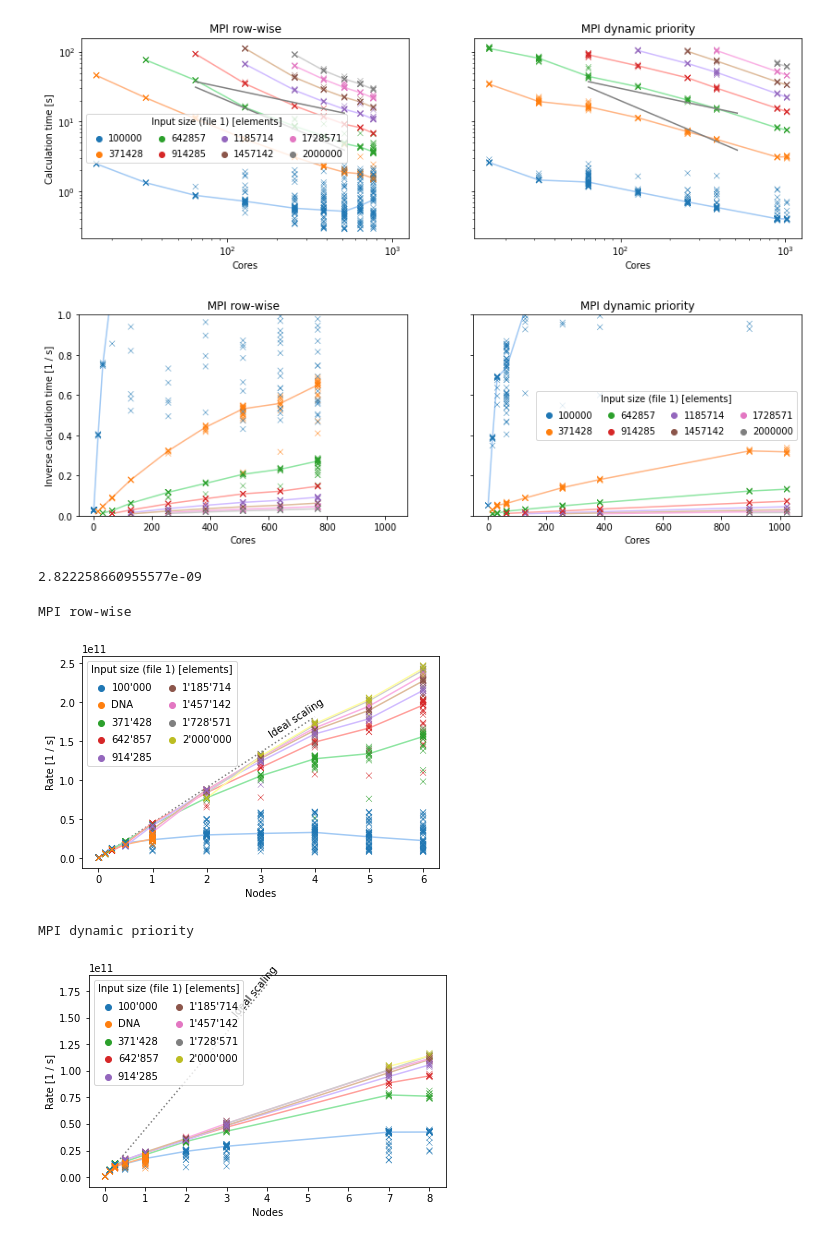
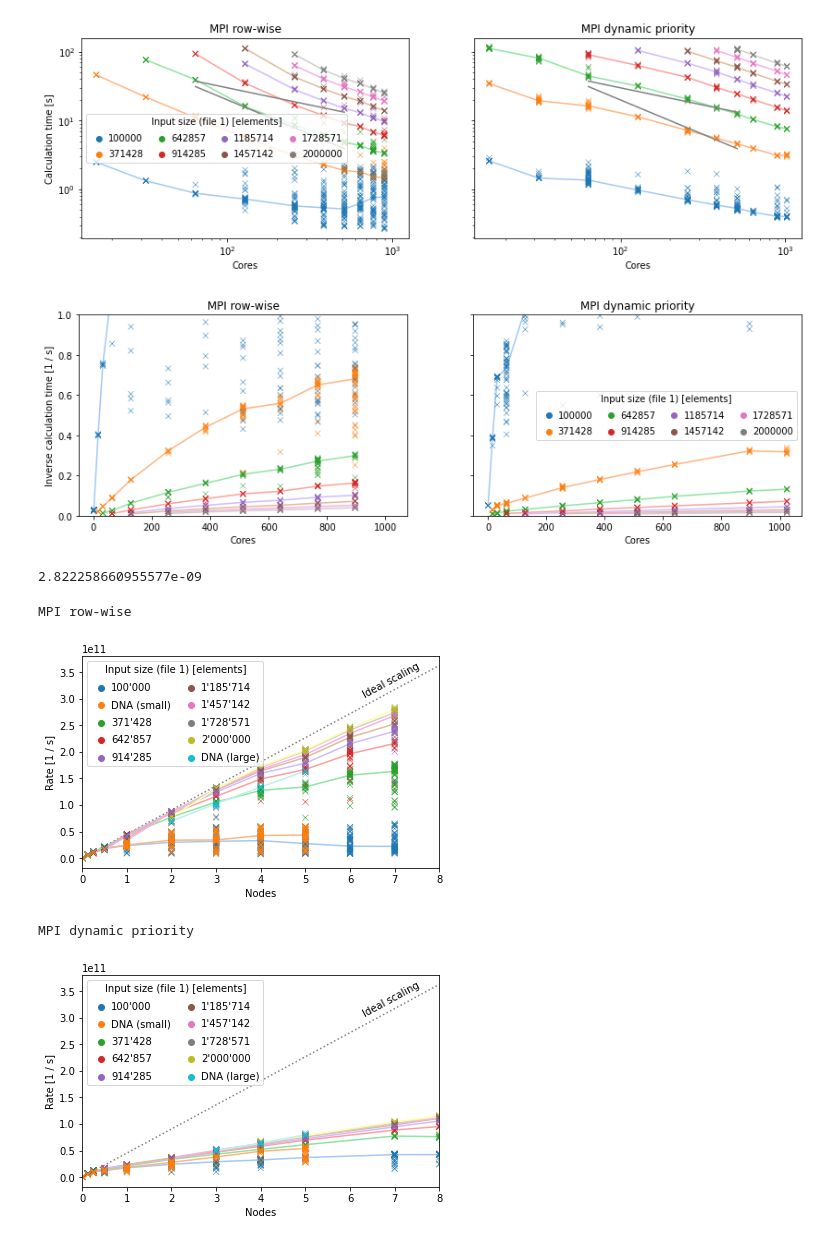
Before and after one commit to tehwalris/mpi-myers-diff, a Jupyter notebook: notebooks/benchmark-analysis-report/parallel_scaling_with_dna_new_data.ipynb, the cells around one changed output. Cells and saved outputs as stored; diff of their text form; code cells hidden in the pictures.

Commit message:
Use new data for plots

```diff
--- a/notebooks/benchmark-analysis-report/parallel_scaling_with_dna_new_data.ipynb
+++ b/notebooks/benchmark-analysis-report/parallel_scaling_with_dna_new_data.ipynb
@@ -17,9 +14,15 @@ The autoreload extension is already loaded. To reload it, use:
 # %%
 benchmark_results = []
 for path in glob.glob('../../benchmarks/2021-01-10-report-scaling/*.csv'):
-    benchmark_results.append(pd.read_csv(path))
+    try:
+        benchmark_results.append(pd.read_csv(path))
+    except pd.errors.EmptyDataError:
+        pass
 for path in glob.glob('../../benchmarks/2021-01-11-report-dna/mpi*.csv'):
-    benchmark_results.append(pd.read_csv(path))
+    try:
+        benchmark_results.append(pd.read_csv(path))
+    except pd.errors.EmptyDataError:
+        pass
 benchmark_results = pd.concat(benchmark_results)
 
 benchmark_results.sample(5)
@@ -38,11 +41,15 @@ diff_programs = [
 
 for diff_program in diff_programs:
     assert (benchmark_results['diff_program'] == diff_program).any()
+# %%
+max_nodes = benchmark_results['mpi_procs'].max() / 128
 # %%
 # HACK
 def own_hue_to_label(n):
     if n == 171309:
-        return "DNA"
+        return "DNA (small)"
+    if n == 2696255:
+        return "DNA (large)"
     else:
         return format_input_size(n)
 
@@ -68,8 +75,11 @@ for diff_program_i, diff_program in enumerate(diff_programs):
         hue_key='input_length_1',
         sort_hue_keys=True,
         hue_to_label=own_hue_to_label,
+        legend_columns=2,
     )
     ax.set_xticks(np.arange(np.ceil(temp['mpi_nodes'].max()) + 1))
+    ax.set_xlim(0, max_nodes)
+    ax.set_xticks(np.arange(max_nodes + 1))
     ax.set_ylim(0, 160)
 
     save_plot(fig, f'scaling-time-{nice_name_map[diff_program].replace(" ", "-").lower()}')
@@ -113,7 +123,7 @@ for diff_program_i, diff_program in enumerate(diff_programs):
     this_ax.plot(np.linspace(64, 512), 2e3 / np.linspace(64, 512), color='grey')
     this_ax.plot(np.linspace(64, 512), 0.3e3 / np.linspace(64, 512) ** 0.5, color='grey')
 # %% [output]
-[figure, old version]
+[figure, new version]
 # %%
 #palette = {mpi_procs: color for mpi_procs, color in zip(sorted(benchmark_results.mpi_procs.dropna().unique()), sns.color_palette())}
 fig, ax = plt.subplots(1, len(diff_programs), figsize=(14, 4), sharex=True, sharey=True)
@@ -140,7 +150,7 @@ for diff_program_i, diff_program in enumerate(diff_programs):
     this_ax.set_title(nice_name_map[diff_program])
     this_ax.set_ylim(0, 1)
 # %% [output]
-[figure, old version]
+[figure, new version]
 # %%
 temp = benchmark_results.copy()
 temp['seconds_until_len'] = temp['micros_until_len'] * 1e-6
@@ -153,7 +163,7 @@ ideal_cost
 2.822258660955577e-09
 # %%
 def plot_ideal_scaling_line(ax, ideal_cost):
-    ideal_x = np.linspace(0, 4)
+    ideal_x = np.linspace(0, max_nodes)
     ideal_y = ideal_x * 128 / ideal_cost
     [ideal_line] = ax.plot(
         ideal_x,
@@ -187,33 +197,35 @@ for diff_program_i, diff_program in enumerate(diff_programs):
     temp['cells_per_second'] = temp['input_length_1'] * temp['min_edit_length'] / temp['seconds_until_len']
     temp['mpi_nodes'] = temp['mpi_procs'] / 128
     temp['cost'] = temp['mpi_procs'] * temp['seconds_until_len'] / (temp['input_length_1'] * temp['min_edit_length'])
     temp = temp[(temp['diff_program'] == diff_program) & ((temp['input_strategy'] == 'independent') | (temp['input_strategy'] == 'dna'))]
 
     temp_2 = temp.groupby(['input_length_1', 'mpi_nodes'])['cells_per_second'].median().unstack('input_length_1')
 
     plot_scatter_with_lines(
         ax=ax,
         scatter_data=temp,
         line_data=temp_2,
         x_key='mpi_nodes',
         y_key='cells_per_second',
         hue_key='input_length_1',
         sort_hue_keys=True,
         hue_to_label=own_hue_to_label,
         legend_columns=2,
     )
     ax.set_xticks(np.arange(np.ceil(temp['mpi_nodes'].max()) + 1))
+    ax.set_xlim(0, max_nodes)
+    ax.set_xticks(np.arange(max_nodes + 1))
 
     plot_ideal_scaling_line(ax, ideal_cost)
 
     save_plot(fig, f'scaling-rate-{nice_name_map[diff_program].replace(" ", "-").lower()}')
 
     # HACK print the title here, but don't save it to the file
     print(nice_name_map[diff_program])
     display(fig)
     plt.close()
 # %% [output]
 MPI row-wise
-[figure, old version]
+[figure, new version]
 MPI dynamic priority
-[figure, old version]
+[figure, new version]
```
Also changed, not shown: parts of 4 cells of this notebook, 1 other file.
